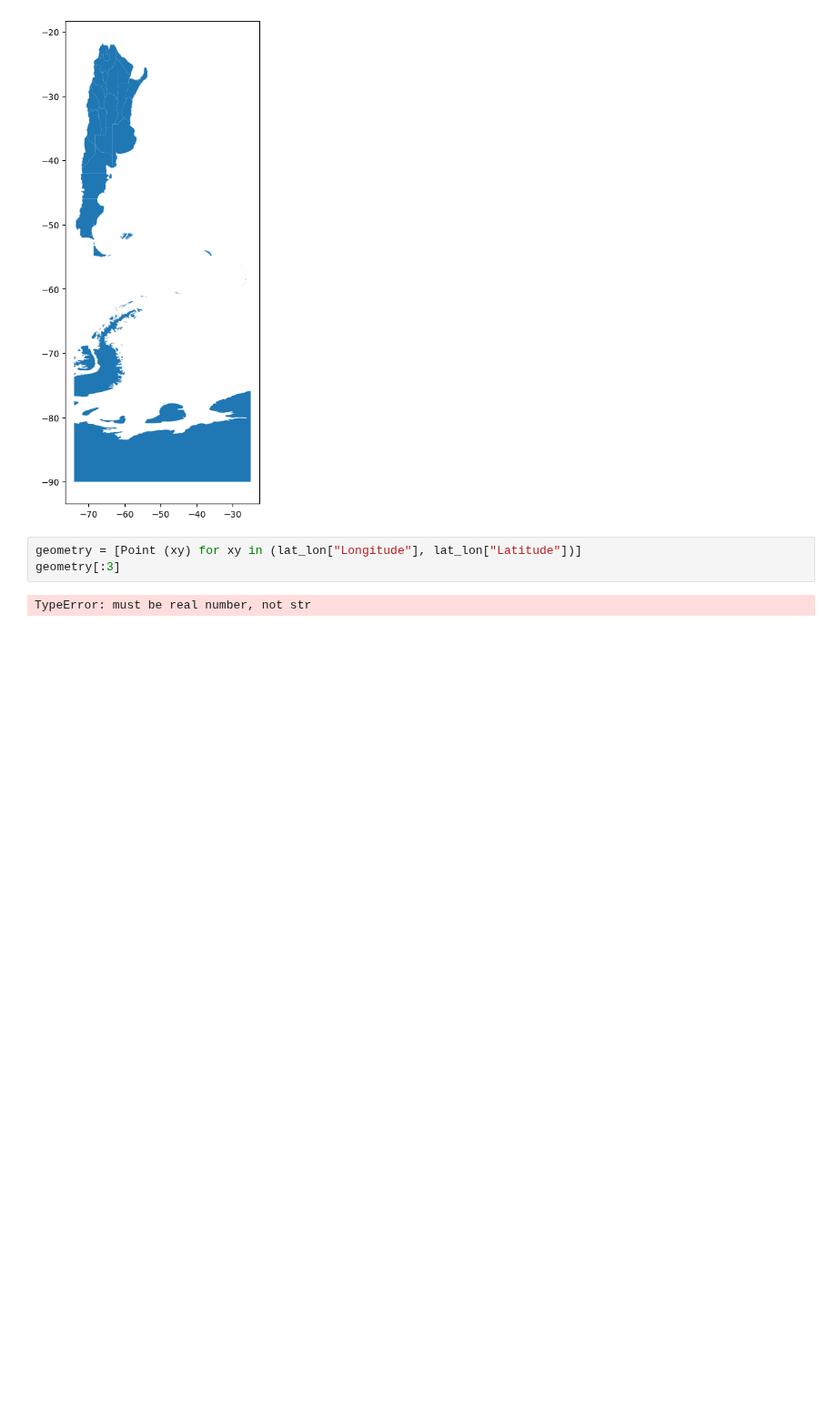
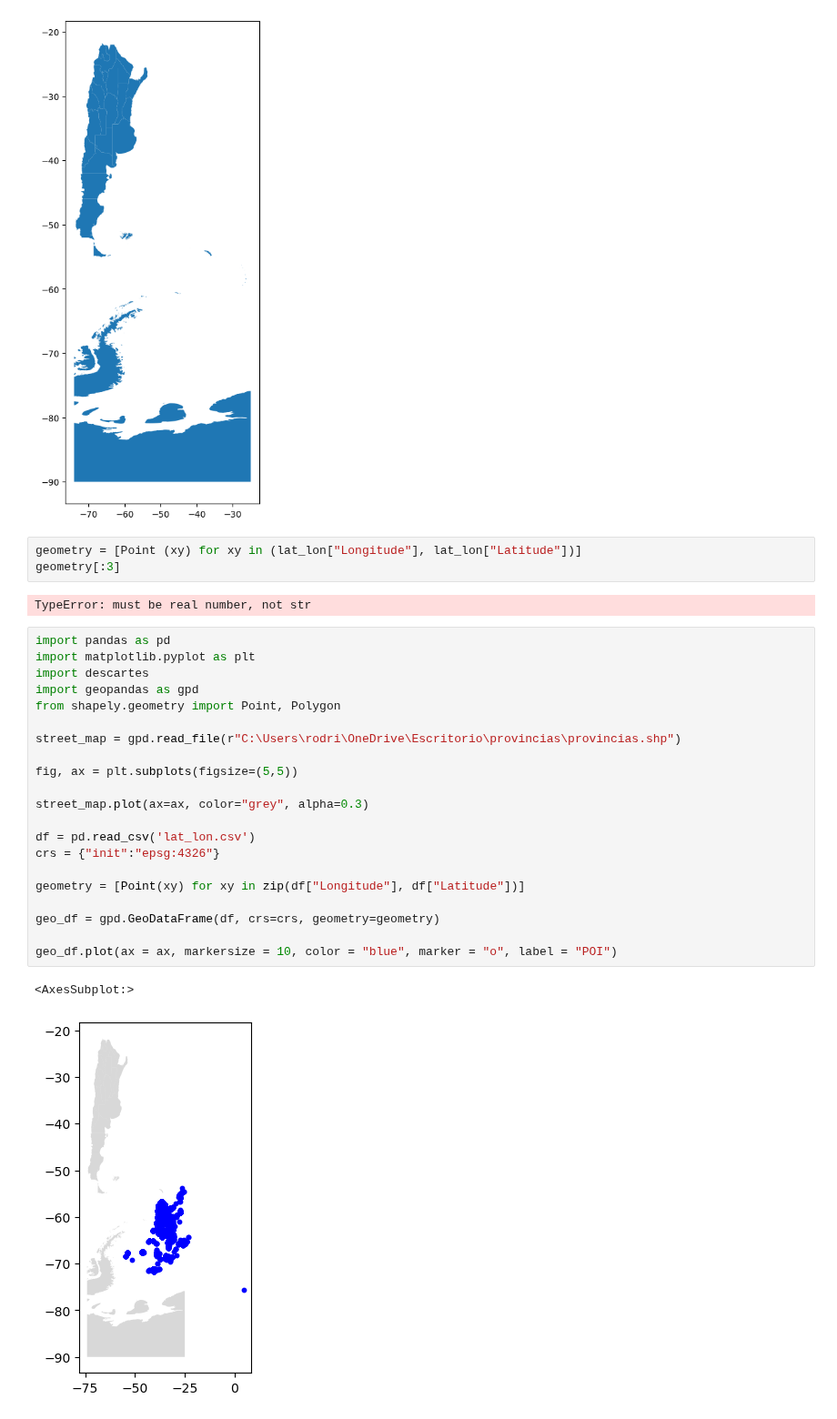
Before and after one commit to Facundo-Peloso/DH-TP-1---Grupo-10, a Jupyter notebook: Rodrigo-Borrador.ipynb, the cells around one changed output. Shown at 91% size. Saved outputs shown, nothing was run; the diff lists cells and outputs as text; blank space fills up the shorter version.

```diff
--- a/Rodrigo-Borrador.ipynb
+++ b/Rodrigo-Borrador.ipynb
@@ -416,3 +395,27 @@ geometry = [Point (xy) for xy in (lat_lon["Longitude"], lat_lon["Latitude"])]
 geometry[:3]
 # %% [output]
 TypeError: must be real number, not str
+# %%
+import pandas as pd
+import matplotlib.pyplot as plt
+import descartes
+import geopandas as gpd
+from shapely.geometry import Point, Polygon
+
+street_map = gpd.read_file(r"C:\Users\rodri\OneDrive\Escritorio\provincias\provincias.shp")
+
+fig, ax = plt.subplots(figsize=(5,5))
+
+street_map.plot(ax=ax, color="grey", alpha=0.3)
+
+df = pd.read_csv('lat_lon.csv')
+crs = {"init":"epsg:4326"}
+
+geometry = [Point(xy) for xy in zip(df["Longitude"], df["Latitude"])]
+
+geo_df = gpd.GeoDataFrame(df, crs=crs, geometry=geometry)
+
+geo_df.plot(ax = ax, markersize = 10, color = "blue", marker = "o", label = "POI")
+# %% [output]
+<AxesSubplot:>
+[figure, added]
```
Also changed, not shown: parts of 4 cells of this notebook.
